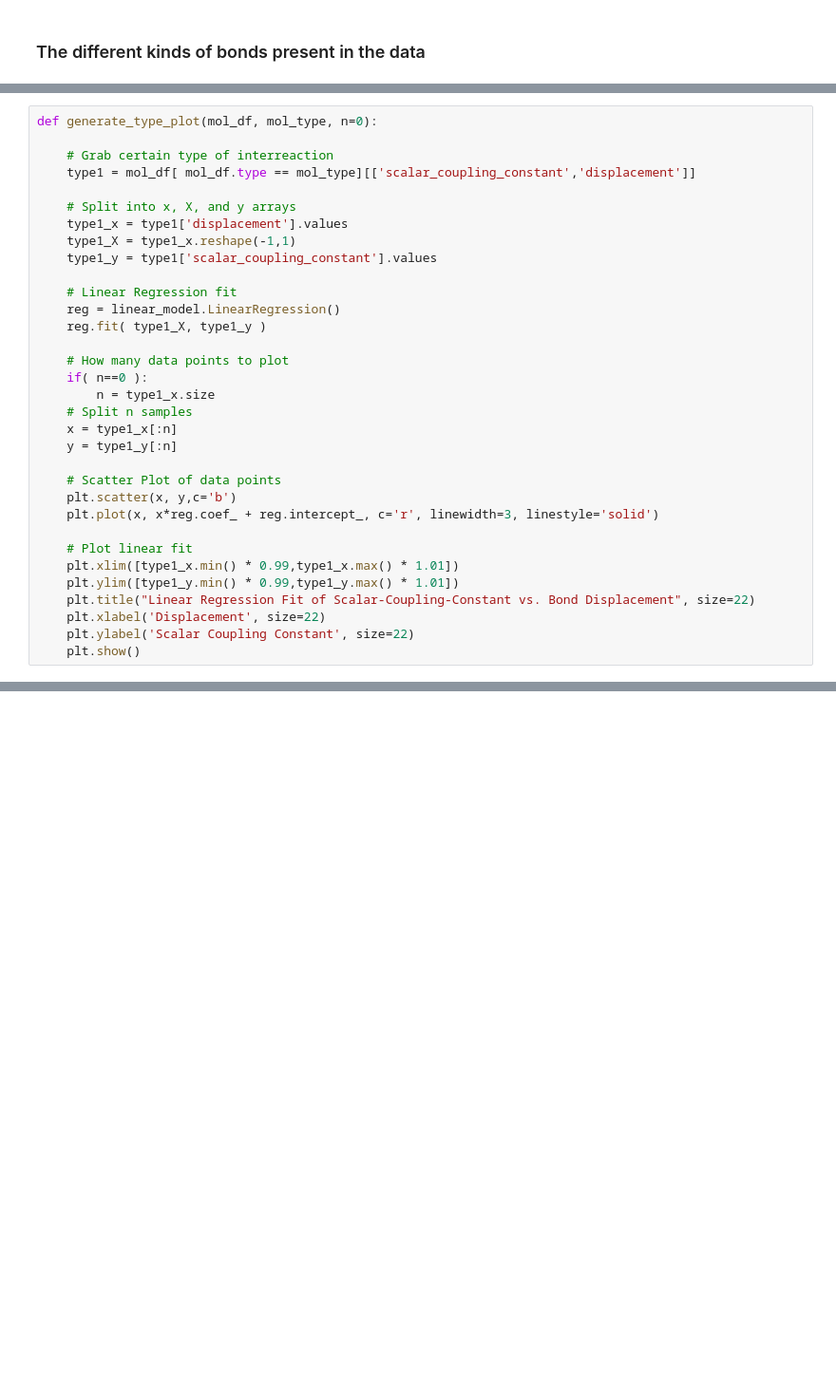
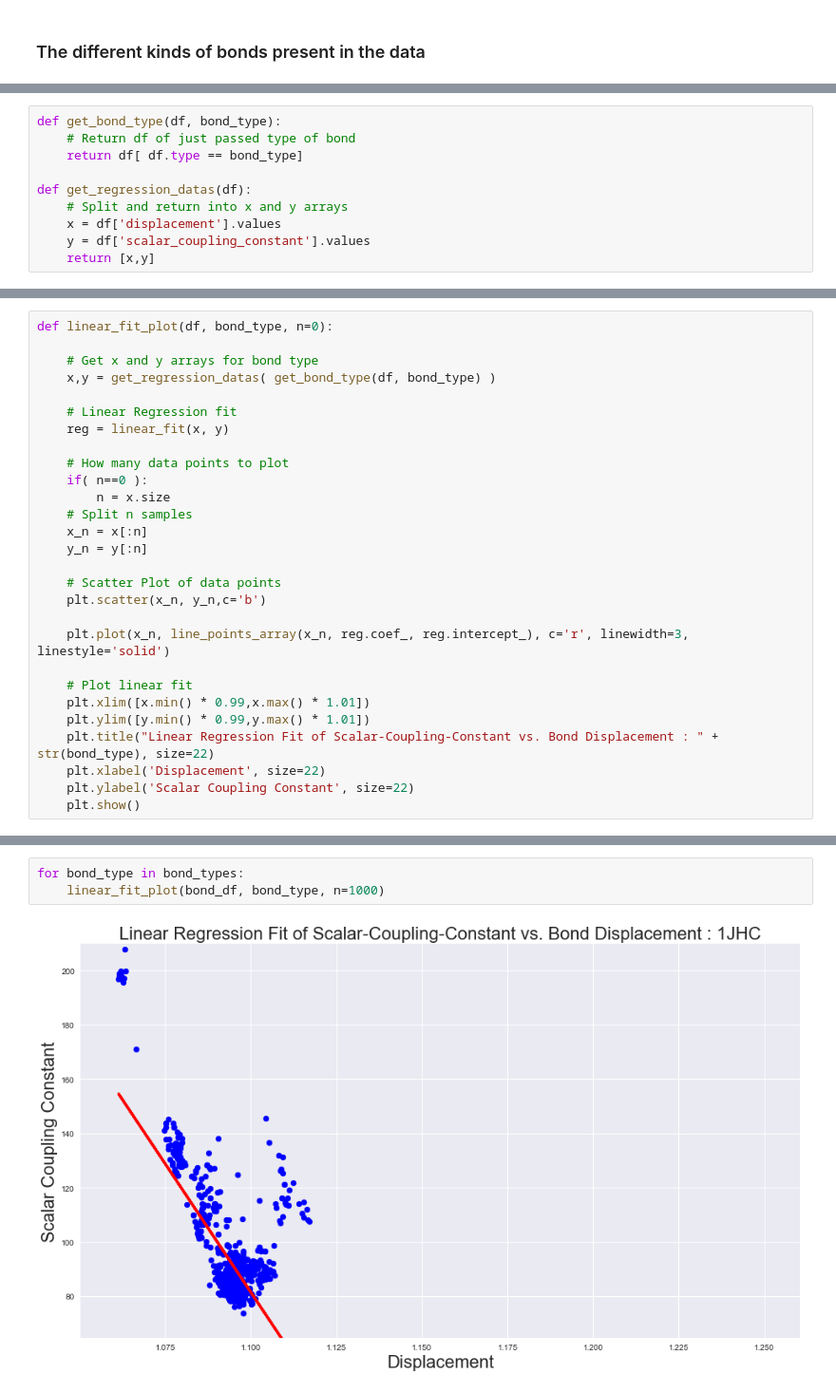
Before and after one commit to stonefollari/champs, a Jupyter notebook: src.ipynb, the cells around one changed output, grey strips where cells are left out. Shown at 95% size. Saved outputs shown, nothing was run; the diff lists cells and outputs as text; blank space fills up the shorter version.

```diff
--- a/src.ipynb
+++ b/src.ipynb
@@ -85,0 +120,10 @@ print( mol_df.type.unique() )
+# %%
+def get_bond_type(df, bond_type):
+    # Return df of just passed type of bond
+    return df[ df.type == bond_type]
+
+def get_regression_datas(df):
+    # Split and return into x and y arrays
+    x = df['displacement'].values
+    y = df['scalar_coupling_constant'].values
+    return [x,y]
@@ -86,33 +133,28 @@ print( mol_df.type.unique() )
 # %%
-def generate_type_plot(mol_df, mol_type, n=0):
+def linear_fit_plot(df, bond_type, n=0):
 
-    # Grab certain type of interreaction
-    type1 = mol_df[ mol_df.type == mol_type][['scalar_coupling_constant','displacement']]
-
-    # Split into x, X, and y arrays
-    type1_x = type1['displacement'].values
-    type1_X = type1_x.reshape(-1,1)
-    type1_y = type1['scalar_coupling_constant'].values
+    # Get x and y arrays for bond type
+    x,y = get_regression_datas( get_bond_type(df, bond_type) )
 
     # Linear Regression fit
-    reg = linear_model.LinearRegression()
-    reg.fit( type1_X, type1_y )
+    reg = linear_fit(x, y)
 
     # How many data points to plot
     if( n==0 ):
-        n = type1_x.size
+        n = x.size
     # Split n samples
-    x = type1_x[:n]
-    y = type1_y[:n]
+    x_n = x[:n]
+    y_n = y[:n]
 
     # Scatter Plot of data points
-    plt.scatter(x, y,c='b')
-    plt.plot(x, x*reg.coef_ + reg.intercept_, c='r', linewidth=3, linestyle='solid')
+    plt.scatter(x_n, y_n,c='b')
+
+    plt.plot(x_n, line_points_array(x_n, reg.coef_, reg.intercept_), c='r', linewidth=3, linestyle='solid')
 
     # Plot linear fit
-    plt.xlim([type1_x.min() * 0.99,type1_x.max() * 1.01])
-    plt.ylim([type1_y.min() * 0.99,type1_y.max() * 1.01])
-    plt.title("Linear Regression Fit of Scalar-Coupling-Constant vs. Bond Displacement", size=22)
+    plt.xlim([x.min() * 0.99,x.max() * 1.01])
+    plt.ylim([y.min() * 0.99,y.max() * 1.01])
+    plt.title("Linear Regression Fit of Scalar-Coupling-Constant vs. Bond Displacement : " + str(bond_type), size=22)
     plt.xlabel('Displacement', size=22)
     plt.ylabel('Scalar Coupling Constant', size=22)
     plt.show()
@@ -118,0 +175,5 @@ def generate_type_plot(mol_df, mol_type, n=0):
+# %%
+for bond_type in bond_types:
+    linear_fit_plot(bond_df, bond_type, n=1000)
+# %% [output]
+[figure, added]
```
Also changed, not shown: parts of 28 cells of this notebook.
